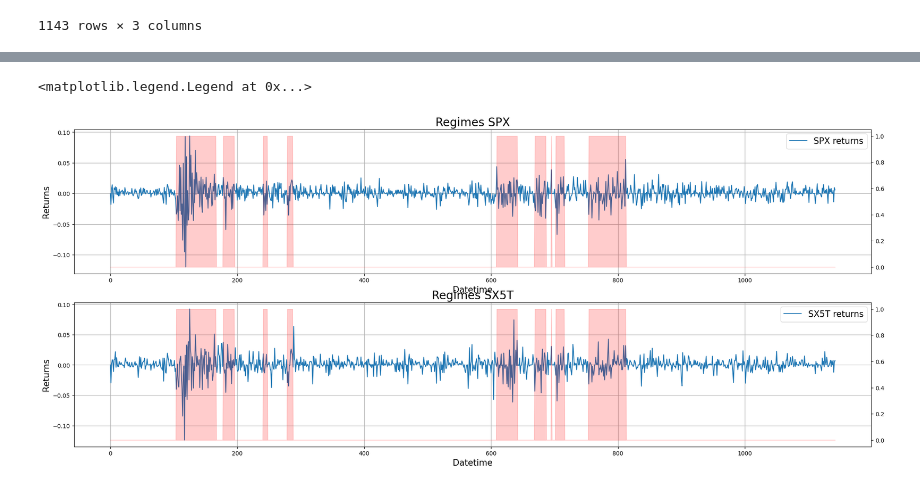
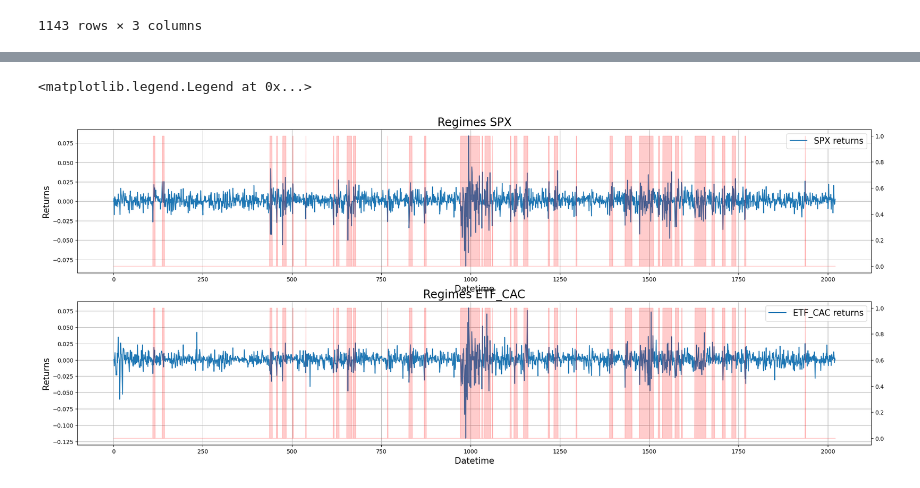
Before and after one commit to BaptisteZloch/Cross-Asset-Investment-Solutions, a Jupyter notebook: src/market_regime_clustering.ipynb, the cells around one changed output, grey strips where cells are left out. Drawn from its saved outputs; the diff is of its cells as text; code cells hidden in the pictures.

```diff
--- a/src/market_regime_clustering.ipynb
+++ b/src/market_regime_clustering.ipynb
@@ -57,0 +36,3 @@ REGIMES = detect_market_regime(benchmark[["SPX"]].to_numpy())
+# %%
+universe = Universe().get_universe_returns()
+universe
@@ -57,0 +54,5 @@ REGIMES = detect_market_regime(benchmark[["SPX"]].to_numpy())
+# %%
+
+
+
+REGIMES = detect_market_regime(universe[["ETF_SPX"]].to_numpy())
@@ -58,22 +65,22 @@ REGIMES = detect_market_regime(benchmark[["SPX"]].to_numpy())
 # %%
 fig, ax = plt.subplots(2, 1, figsize=(25, 10))
 ax_l = ax[0].twinx()
-ax_l.fill_between(np.array(range(benchmark.SPX.shape[0])), REGIMES,alpha=0.2, color='red')
-ax[0].plot(np.array(range(benchmark.SPX.shape[0])), benchmark.SPX, label="SPX returns")
+ax_l.fill_between(np.array(range(universe.ETF_SPX.shape[0])), REGIMES,alpha=0.2, color='red')
+ax[0].plot(np.array(range(universe.ETF_SPX.shape[0])), universe.ETF_SPX, label="SPX returns")
 ax[0].set_xlabel("Datetime", fontsize=15)
 ax[0].set_ylabel("Returns", fontsize=15)
 ax[0].set_title("Regimes SPX", fontsize=20)
 ax[0].grid()
 ax[0].legend(fontsize=15)
 
 ax_l = ax[1].twinx()
-ax_l.fill_between(np.array(range(benchmark.SX5T.shape[0])), REGIMES,alpha=0.2, color='red')
-ax[1].plot(np.array(range(benchmark.SX5T.shape[0])), benchmark.SX5T, label="SX5T returns")
+ax_l.fill_between(np.array(range(universe.ETF_CAC.shape[0])), REGIMES,alpha=0.2, color='red')
+ax[1].plot(np.array(range(universe.ETF_CAC.shape[0])), universe.ETF_CAC, label="ETF_CAC returns")
 ax[1].set_xlabel("Datetime", fontsize=15)
 ax[1].set_ylabel("Returns", fontsize=15)
-ax[1].set_title("Regimes SX5T", fontsize=20)
+ax[1].set_title("Regimes ETF_CAC", fontsize=20)
 ax[1].grid()
 ax[1].legend(fontsize=15)
 # %% [output]
 <matplotlib.legend.Legend at 0x...>
-[figure, old version]
+[figure, new version]
```
Also changed, not shown: parts of 8 cells of this notebook, 7 other files.
